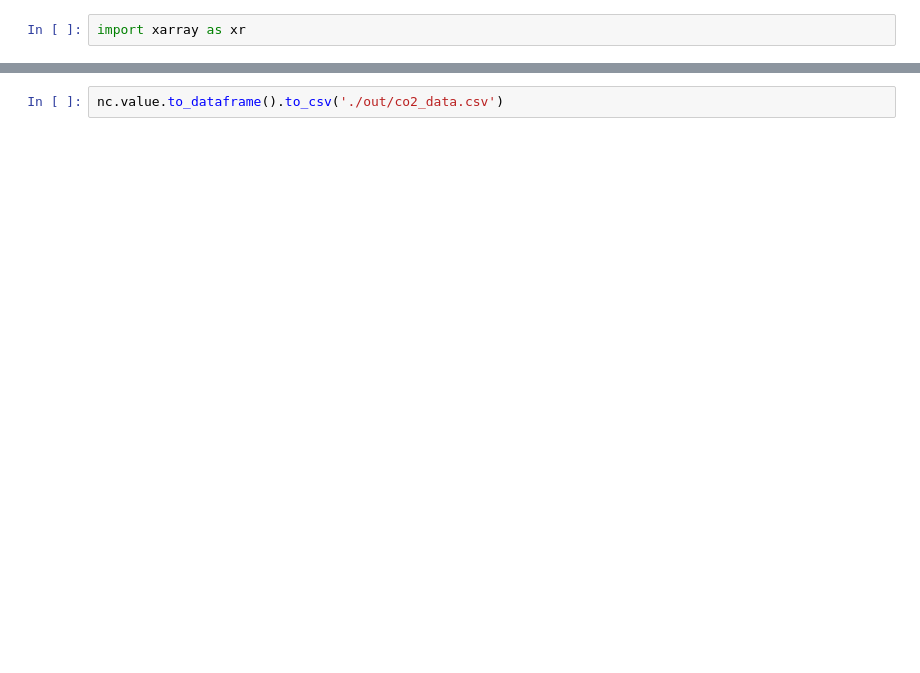
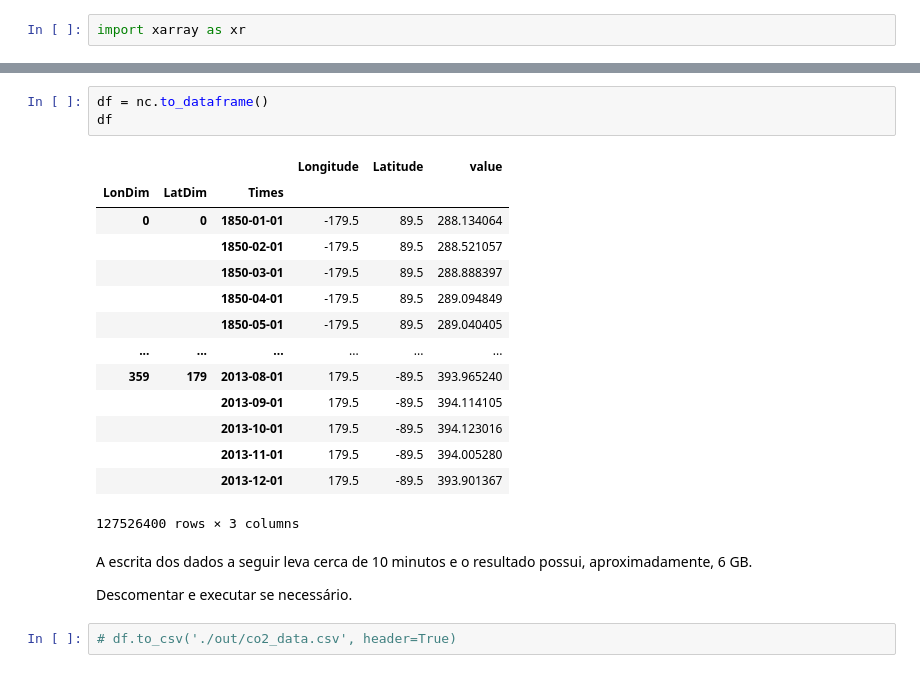
Before and after one commit to julianakodono/climate, a Jupyter notebook: src/integrate/convert.ipynb, the cells around one changed output, grey strips where cells are left out. Drawn from its saved outputs; the diff is of its cells as text; blank space fills up the shorter version.

Commit message:
major fix in co2 data format conversion

```diff
--- a/src/integrate/convert.ipynb
+++ b/src/integrate/convert.ipynb
@@ -25,2 +132,24 @@ A conversão de fato, sua execução pode levar cerca de 15 minutos e o arquivo
+# %%
+df = nc.to_dataframe()
+df
+# %% [output]
+|  |  |  | Longitude | Latitude | value |
+| LonDim | LatDim | Times |  |  |  |
+| 0 | 0 | 1850-01-01 | -179.5 | 89.5 | 288.134064 |
+|  |  | 1850-02-01 | -179.5 | 89.5 | 288.521057 |
+|  |  | 1850-03-01 | -179.5 | 89.5 | 288.888397 |
+|  |  | 1850-04-01 | -179.5 | 89.5 | 289.094849 |
+|  |  | 1850-05-01 | -179.5 | 89.5 | 289.040405 |
+| ... | ... | ... | ... | ... | ... |
+| 359 | 179 | 2013-08-01 | 179.5 | -89.5 | 393.965240 |
+|  |  | 2013-09-01 | 179.5 | -89.5 | 394.114105 |
+|  |  | 2013-10-01 | 179.5 | -89.5 | 394.123016 |
+|  |  | 2013-11-01 | 179.5 | -89.5 | 394.005280 |
+|  |  | 2013-12-01 | 179.5 | -89.5 | 393.901367 |
+127526400 rows × 3 columns
+# %% [markdown]
+A escrita dos dados a seguir leva cerca de 10 minutos e o resultado possui, aproximadamente, 6 GB.
+
+Descomentar e executar se necessário.
 # %%
-nc.value.to_dataframe().to_csv('./out/co2_data.csv')
+# df.to_csv('./out/co2_data.csv', header=True)
```
Also changed, not shown: parts of 13 cells of this notebook.
